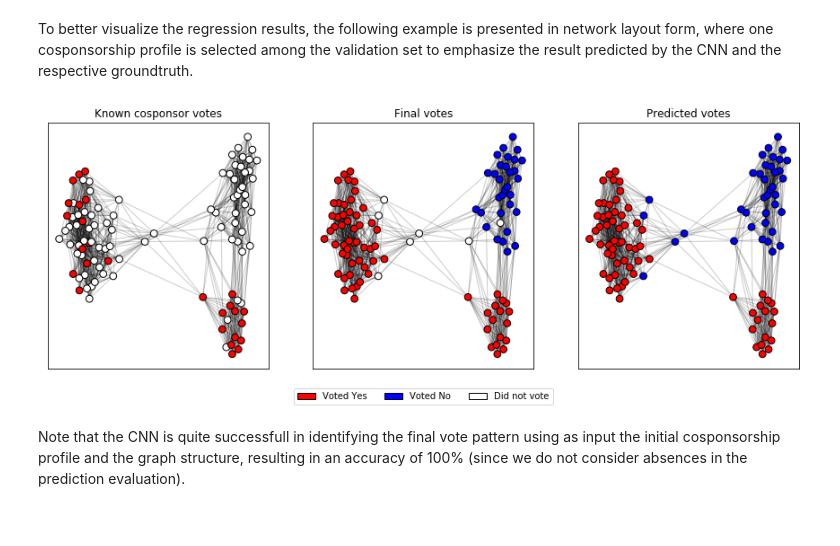
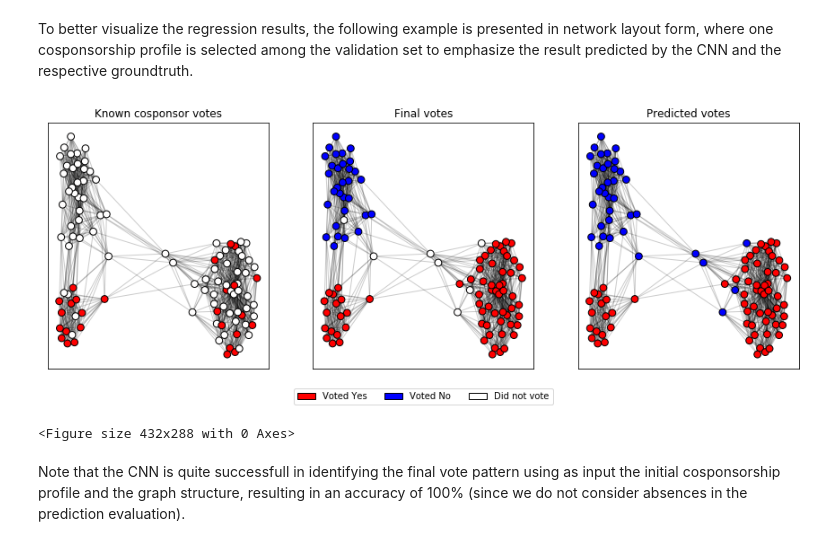
Before and after one commit to roman-bachmann/US-Senators, a Jupyter notebook: project_temp.ipynb, the cells around one changed output. Saved outputs shown, nothing was run; the diff lists cells and outputs as text; code cells hidden in the pictures.

```diff
--- a/project_temp.ipynb
+++ b/project_temp.ipynb
@@ -912,14 +912,12 @@ Accuracy test: 82.46 %
 # %% [markdown]
 To better visualize the regression results, the following example is presented in network layout form, where one cosponsorship profile is selected among the validation set to emphasize the result predicted by the CNN and the respective groundtruth.
 # %%
-G = nx.from_numpy_matrix(A.todense())
-coords = nx.spring_layout(G)
-
 Pred_val = predict_labels(X_val)
 plot_predictions(X_val[2], y_val[2], Pred_val[2], G, coords)
-# plt.savefig('figs/net_cnn.pdf', bbox_inches = 'tight')
+plt.savefig('./plots/net_cnn.pdf', bbox_inches = 'tight')
 # %% [output]
-[figure, old version]
+[figure, new version]
+<Figure size 432x288 with 0 Axes>
 # %% [markdown]
 Note that the CNN is quite successfull in identifying the final vote pattern using as input the initial cosponsorship profile and the graph structure, resulting in an accuracy of 100% (since we do not consider absences in the prediction evaluation).
 # %% [markdown]
```
Also changed, not shown: parts of 9 cells of this notebook, 9 other files.
